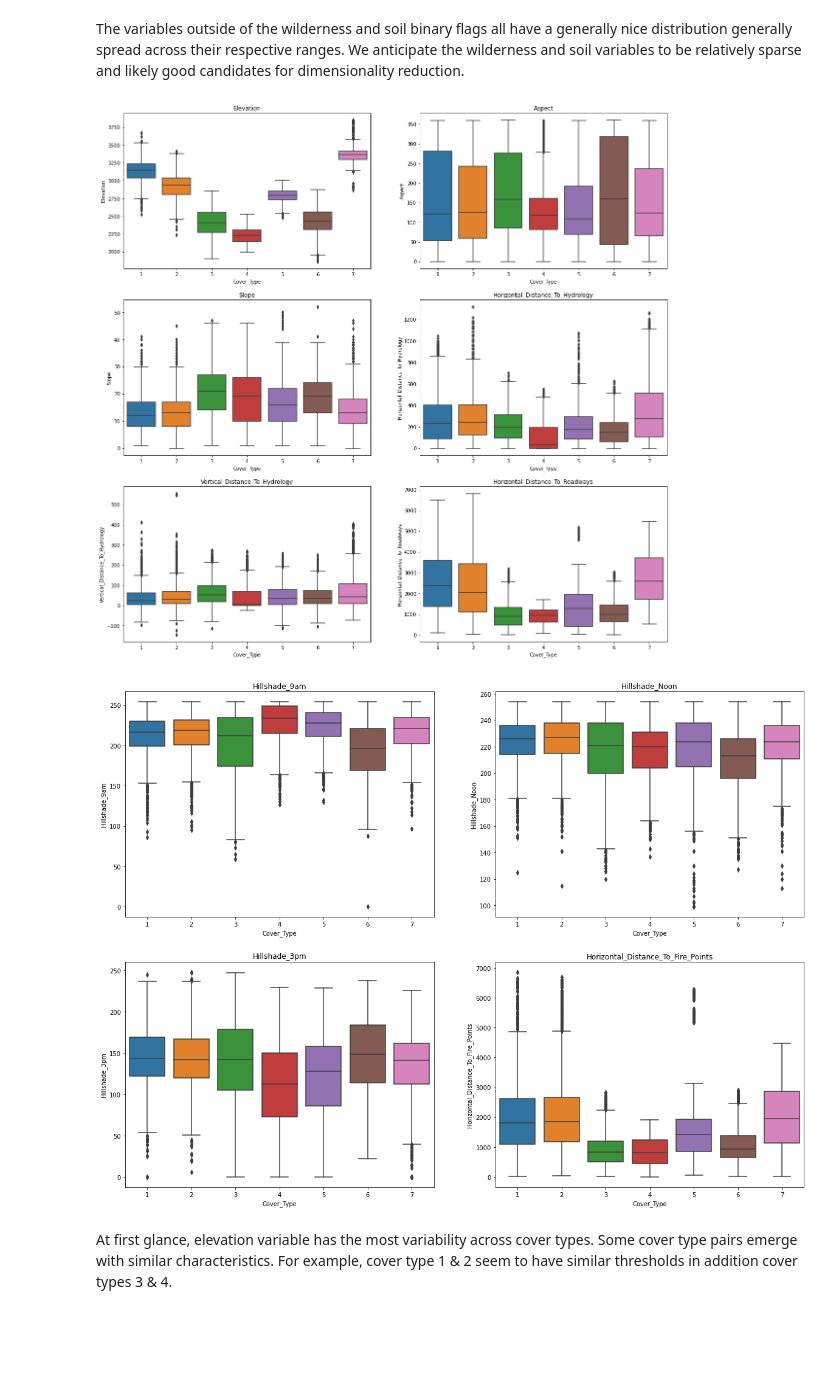
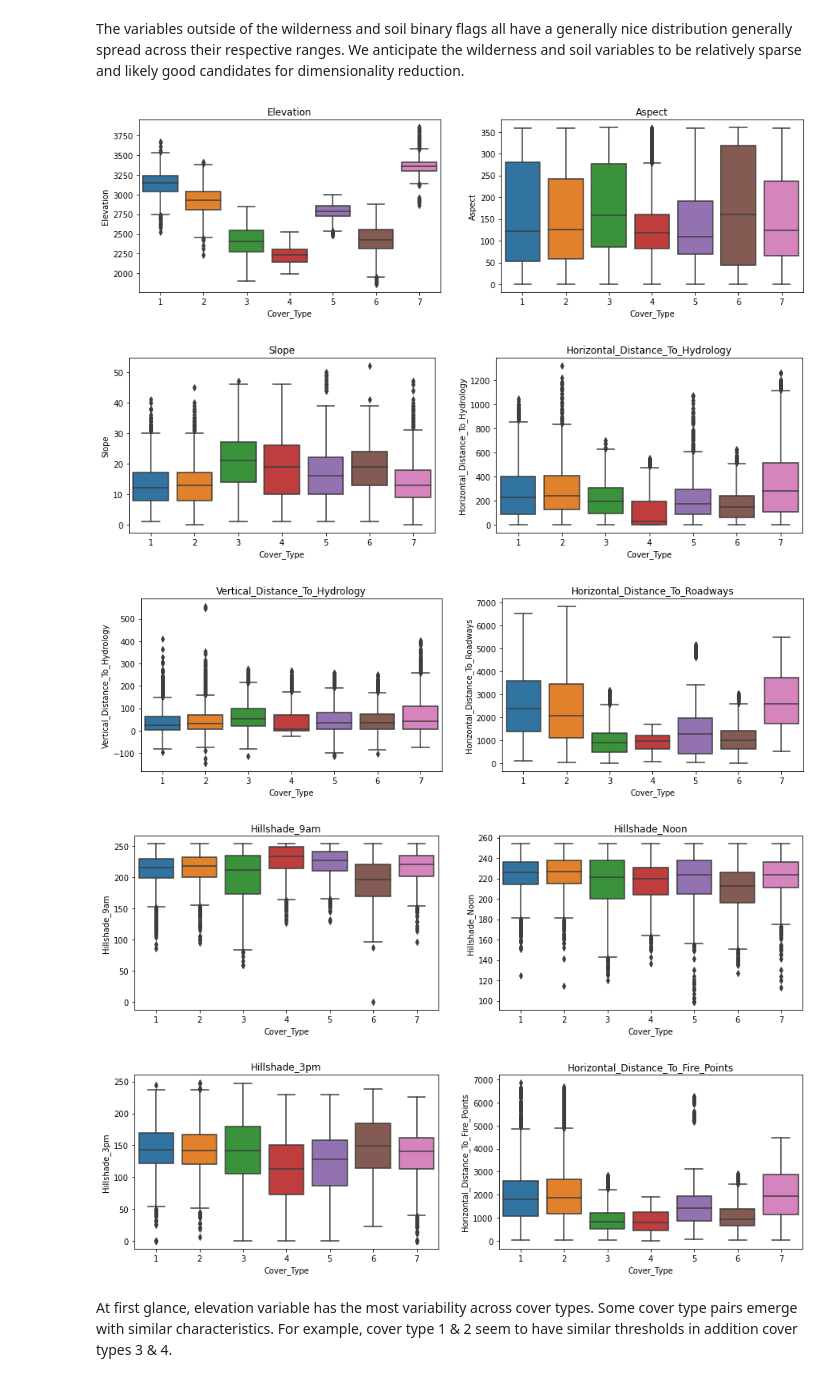
Before and after one commit to sams-data/mids-w207_9_sp22_forest_cover_classification, a Jupyter notebook: Submissions/bridwell_carmeli_hand_stephens_final_project.ipynb, the cells around one changed output. Cells and saved outputs as stored; diff of their text form; code cells hidden in the pictures; blank space fills up the shorter version.

Commit message:
change eda graph

```diff
--- a/Submissions/bridwell_carmeli_hand_stephens_final_project.ipynb
+++ b/Submissions/bridwell_carmeli_hand_stephens_final_project.ipynb
@@ -272,56 +272,36 @@ for feature in range(1, 20): #train_data.shape[1]
 [figure]
 # %% [markdown]
 The variables outside of the wilderness and soil binary flags all have a generally nice distribution generally spread across their respective ranges. We anticipate the wilderness and soil variables to be relatively sparse and likely good candidates for dimensionality reduction.
-# %%
-# plot boxplots of each cover type across first 10 feature values (excluding wilderness and soil type binary columns)
-# splitting into two figures due to formatting issues
-
-# get list of columns
-columns_to_plot = list(train_df.columns[1:11])
-columns_to_plot
-
-# ^^^^^^^^^^^^^^^^^^^^^^^^^^^^^^^^^^^^^^^^^^^^^^^^^^^^^^^^^^
-# Chart 1 (first 6 columns)
-
-# create axis
-fig, axs = plt.subplots(3, 2, figsize=(20, 20))
-axis_x = [0,0,1,1,2,2,3,3,4,4]
-axis_y = [0,1,0,1,0,1,0,1,0,1]
-
-# plot each column boxplot
-# use axis_x & axis_y to define which axis to plot onto
-for index, col in enumerate(columns_to_plot[0:6]):
-
-    x = axis_x[index]
-    y = axis_y[index]
-
-    sns.boxplot(x='Cover_Type', y=col, data=train_df, ax = axs[x,y])
-    axs[x,y].set_title(col)
-
-plt.show()
-
-# ^^^^^^^^^^^^^^^^^^^^^^^^^^^^^^^^^^^^^^^^^^^^^^^^^^^^^^^^^^
-# Chart 2 (remaining 4 columns)
-
-# create axis
-fig, axs = plt.subplots(2, 2, figsize=(20, 15))
-axis_x = [0,0,1,1,2,2]
-axis_y = [0,1,0,1,0,1]
-
-# plot each column boxplot
-# use axis_x & axis_y to define which axis to plot onto
-for index, col in enumerate(columns_to_plot[6:]):
-
-    x = axis_x[index]
-    y = axis_y[index]
-
-    sns.boxplot(x='Cover_Type', y=col, data=train_df, ax = axs[x,y])
-    axs[x,y].set_title(col)
-
-plt.show()
-# %% [output]
-[figure, removed]
-[figure, removed]
+# %%
+# plot boxplots of each cover type across first 10 feature values (excluding wilderness and soil type binary columns)
+
+# columns to plot (2 columns plotted per row)
+column_pairs_to_plot = [['Elevation','Aspect'],
+                        ['Slope','Horizontal_Distance_To_Hydrology'],
+                        ['Vertical_Distance_To_Hydrology','Horizontal_Distance_To_Roadways'],
+                        ['Hillshade_9am','Hillshade_Noon'],
+                        ['Hillshade_3pm','Horizontal_Distance_To_Fire_Points']]
+
+# plot each boxplot
+for column_pair in column_pairs_to_plot:
+
+    fig, axs = plt.subplots(ncols = 2, figsize=(15, 4))
+
+    column_1 = column_pair[0]
+    column_2 = column_pair[1]
+
+    sns.boxplot(x='Cover_Type', y=column_1, data=train_df, ax = axs[0])
+    axs[0].set_title(column_1)
+
+    sns.boxplot(x='Cover_Type', y=column_2, data=train_df, ax = axs[1])
+    axs[1].set_title(column_2)
+    plt.show()
+# %% [output]
+[figure, added]
+[figure, added]
+[figure, added]
+[figure, added]
+[figure, added]
 # %% [markdown]
 At first glance, elevation variable has the most variability across cover types. Some cover type pairs emerge with similar characteristics. For example, cover type 1 & 2 seem to have similar thresholds in addition cover types 3 & 4.
 # %%
```
